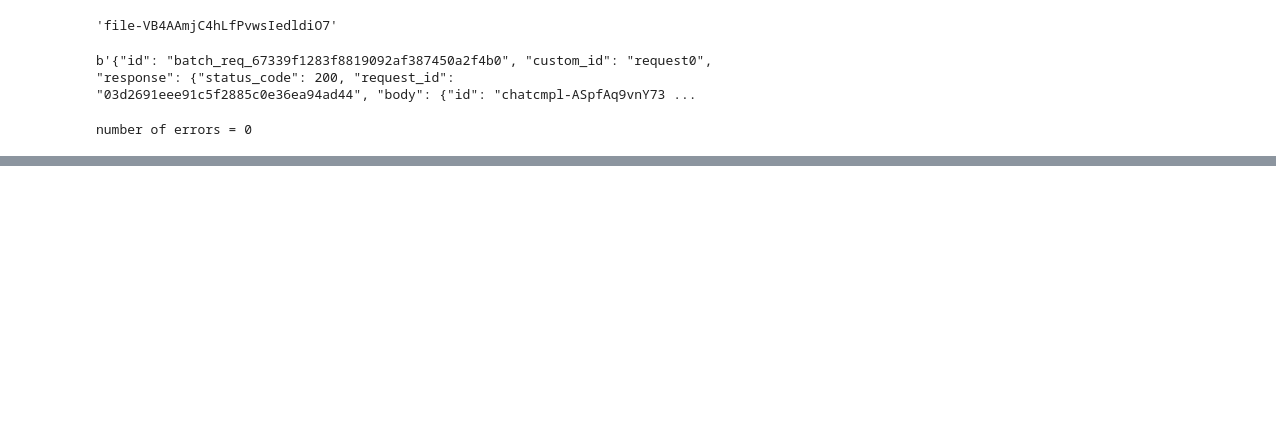
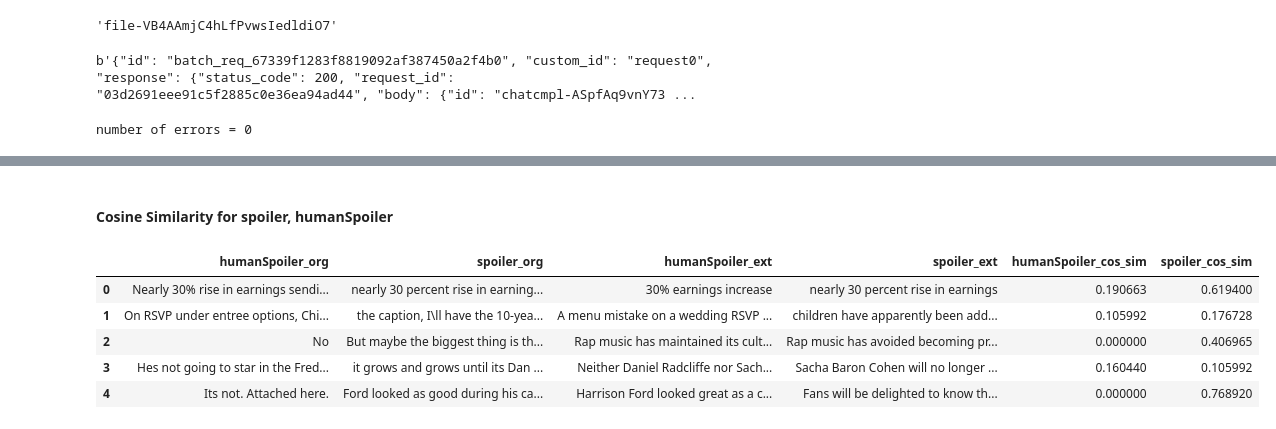
Before and after one commit to matkubita/ClickbaitDetectionThesis, a Jupyter notebook: notebooks/9-Clickbait-Spoiling.ipynb, the cells around one changed output, grey strips where cells are left out. Saved outputs shown, nothing was run; the diff lists cells and outputs as text; code cells hidden in the pictures; blank space fills up the shorter version.

Commit message:
cosine similarity for spoilings

```diff
--- a/notebooks/9-Clickbait-Spoiling.ipynb
+++ b/notebooks/9-Clickbait-Spoiling.ipynb
@@ -383,0 +329,5 @@ df.shape
+# %%
+extracted_df = extract_data(pred)
+na_rows = extracted_df[extracted_df.isna().any(axis=1)]
+print("Extracted data size: ", extracted_df.shape)
+print("Rows with NaN values: ", na_rows.shape)
@@ -383,0 +343,24 @@ df.shape
+# %% [markdown]
+#### Cosine Similarity for spoiler, humanSpoiler
+# %%
+extracted_df.rename(columns={'humanSpoiler': 'humanSpoiler_ext', 'spoiler': 'spoiler_ext'}, inplace=True)
+test_df.rename(columns={'humanSpoiler': 'humanSpoiler_org', 'spoiler': 'spoiler_org'}, inplace=True)
+cosine_df = pd.concat([test_df[['humanSpoiler_org', 'spoiler_org']], extracted_df[['humanSpoiler_ext', 'spoiler_ext']]], axis=1)
+# %%
+vectorizer = TfidfVectorizer()
+def calculate_cosine_similarity_row(row, columns):
+    tfidf_matrix = vectorizer.fit_transform([row[columns[0]], row[columns[1]]])
+    cosine_sim = cosine_similarity(tfidf_matrix[0], tfidf_matrix[1])[0][0]
+    return cosine_sim
+# %%
+cosine_df['humanSpoiler_cos_sim'] = cosine_df.apply(calculate_cosine_similarity_row, axis=1, columns=['humanSpoiler_ext', 'humanSpoiler_org'])
+cosine_df['spoiler_cos_sim'] = cosine_df.apply(calculate_cosine_similarity_row, axis=1, columns=['spoiler_ext', 'spoiler_org'])
+# %%
+cosine_df.head()
+# %% [output]
+|  | humanSpoiler_org | spoiler_org | humanSpoiler_ext | spoiler_ext | humanSpoiler_cos_sim | spoiler_cos_sim |
+| 0 | Nearly 30% rise in earnings sendi... | nearly 30 percent rise in earning... | 30% earnings increase | nearly 30 percent rise in earnings | 0.190663 | 0.619400 |
+| 1 | On RSVP under entree options, Chi... | the caption, I\ll have the 10-yea... | A menu mistake on a wedding RSVP ... | children have apparently been add... | 0.105992 | 0.176728 |
+| 2 | No | But maybe the biggest thing is th... | Rap music has maintained its cult... | Rap music has avoided becoming pr... | 0.000000 | 0.406965 |
+| 3 | Hes not going to star in the Fred... | it grows and grows until its Dan ... | Neither Daniel Radcliffe nor Sach... | Sacha Baron Cohen will no longer ... | 0.160440 | 0.105992 |
+| 4 | Its not. Attached here. | Ford looked as good during his ca... | Harrison Ford looked great as a c... | Fans will be delighted to know th... | 0.000000 | 0.768920 |
```
Also changed, not shown: parts of 14 cells of this notebook.
